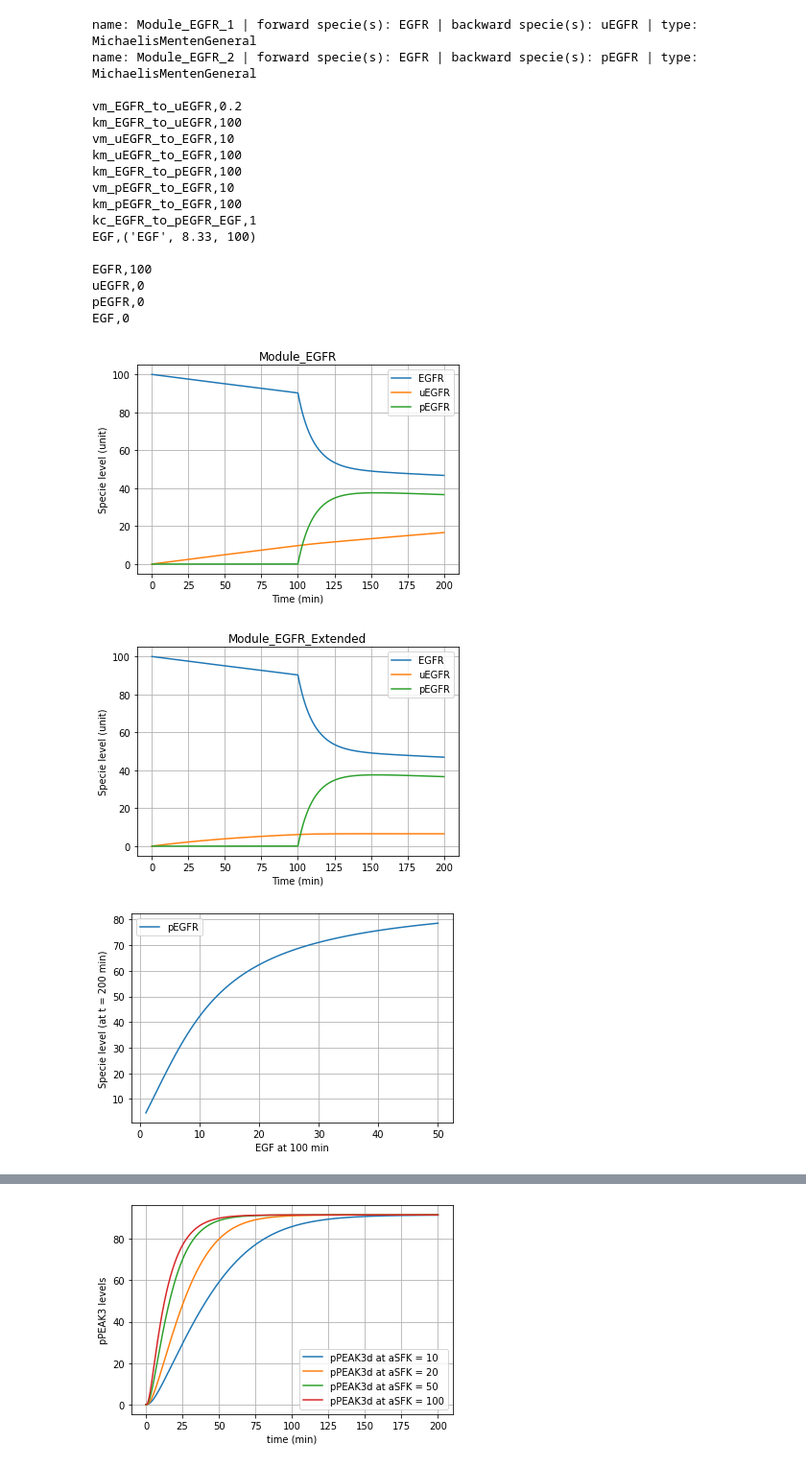
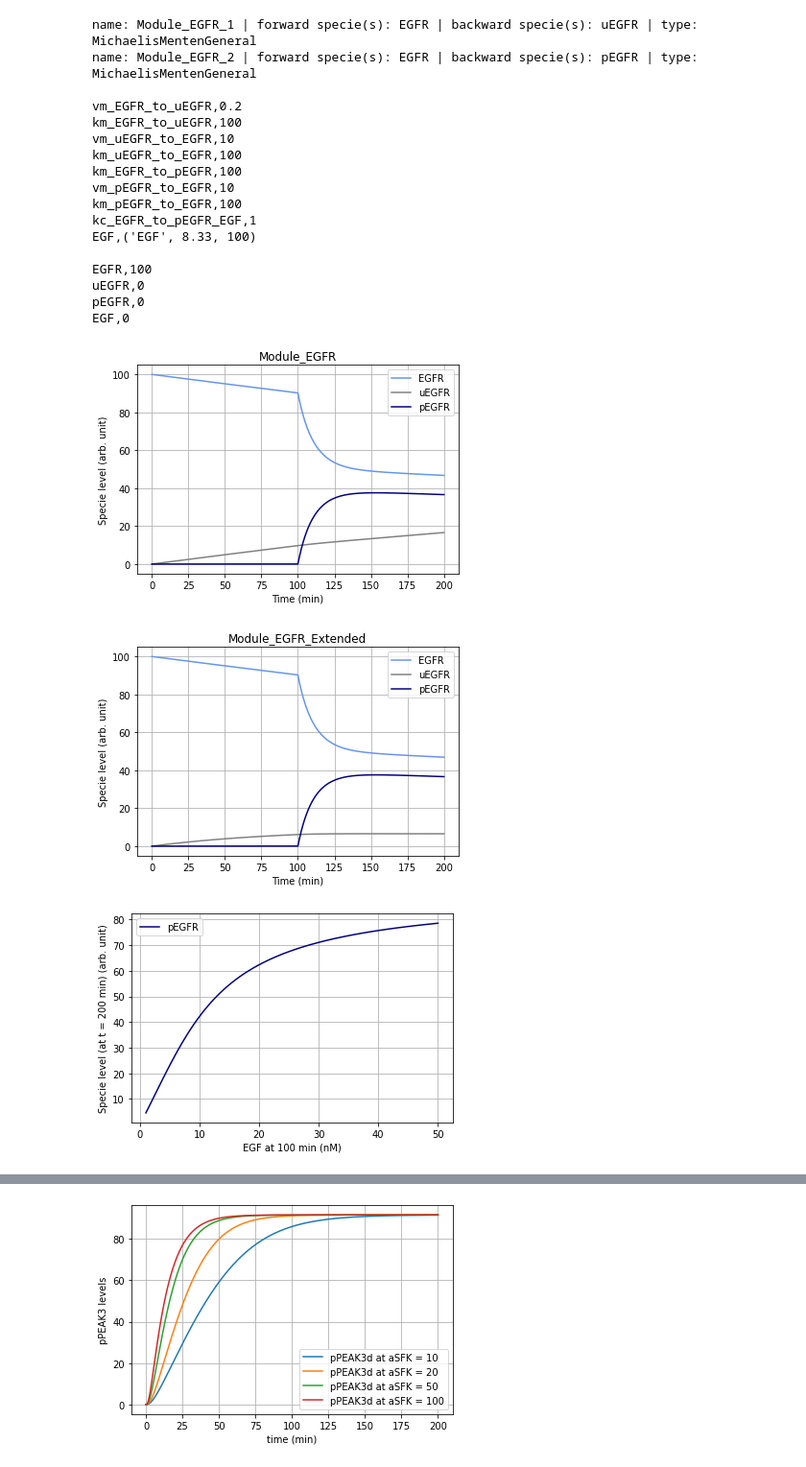
Before and after one commit to AnEvilBurrito/model-builder, a Jupyter notebook: peak3-network.ipynb, the cells around one changed output, grey strips where cells are left out. Shown: that part at 96% size. Cells and saved outputs as stored; diff of their text form; code cells hidden in the pictures.

```diff
--- a/peak3-network.ipynb
+++ b/peak3-network.ipynb
@@ -13,35 +13,35 @@ Module_EGFR = OdeModel('Module_EGFR')
 Module_EGFR.addReaction(re.MichaelisMentenGeneral('EGFR', 'uEGFR', noBackward=True, Vmax_f=0.2))
 Module_EGFR.addReaction(re.MichaelisMentenGeneral('EGFR', 'pEGFR'))
 Module_EGFR.specieConc(['EGFR'], [100])
 print(Module_EGFR)
 
 Module_EGFR.addActivation('EGF', 8.33, 100)
 Module_EGFR.addStimulator('Module_EGFR_2', 'EGF', kc=1)
 
 print(Module_EGFR.getParams())
 print(Module_EGFR.getStates())
 
 Module_EGFR.simulate_beta(200)
-Module_EGFR.plot(ignore_list=['EGF'])
+Module_EGFR.plot(ignore_list=['EGF'], colours=['cornflowerblue', 'grey', 'navy'])
 # %% [output]
 name: Module_EGFR_1 | forward specie(s): EGFR | backward specie(s): uEGFR | type: MichaelisMentenGeneral
 name: Module_EGFR_2 | forward specie(s): EGFR | backward specie(s): pEGFR | type: MichaelisMentenGeneral
 
 vm_EGFR_to_uEGFR,0.2
 km_EGFR_to_uEGFR,100
 vm_uEGFR_to_EGFR,10
 km_uEGFR_to_EGFR,100
 km_EGFR_to_pEGFR,100
 vm_pEGFR_to_EGFR,10
 km_pEGFR_to_EGFR,100
 kc_EGFR_to_pEGFR_EGF,1
 EGF,('EGF', 8.33, 100)
 
 EGFR,100
 uEGFR,0
 pEGFR,0
 EGF,0
-[figure, old version]
+[figure, new version]
 # %%
 Module_EGFR_extended = OdeModel('Module_EGFR_Extended')
 Module_EGFR_extended = Module_EGFR_extended.combine(Module_EGFR, 'Module_EGFR_Extended')
@@ -51,7 +51,7 @@ Module_EGFR_extended.addReaction(re.Degradation('EGFR', KDeg=0.0001))
 Module_EGFR_extended.addReaction(re.Degradation('pEGFR', KDeg=0.0001))
 
 Module_EGFR_extended.simulate_beta(200)
-Module_EGFR_extended.plot(ignore_list=['EGF'])
+Module_EGFR_extended.plot(ignore_list=['EGF'], colours=['cornflowerblue', 'grey', 'navy'])
 
 # Analysing Module_EGFR using EGF as an input
 # pEGFR is treated as an output
@@ -67,16 +67,16 @@ for p in p_range:
     o = Module_EGFR.extractStateValues(output_var)[-1]
     output_list.append(o)
 
-plt.plot(p_range, output_list, label=output_var)
+plt.plot(p_range, output_list, label=output_var, c='navy')
 plt.legend()
 plt.grid()
-plt.xlabel('EGF at 100 min')
-plt.ylabel('Specie level (at t = 200 min)')
+plt.xlabel('EGF at 100 min (nM)')
+plt.ylabel('Specie level (at t = 200 min) (arb. unit)')
 
 plt.show()
 # %% [output]
-[figure, old version]
+[figure, new version]
-[figure, old version]
+[figure, new version]
 # %%
 Module_SFK = OdeModel('Module_SFK')
 Module_SFK.addReaction(re.MichaelisMentenGeneral('SFK', 'aSFK'))
```
Also changed, not shown: parts of 21 cells of this notebook, 3 other files.
